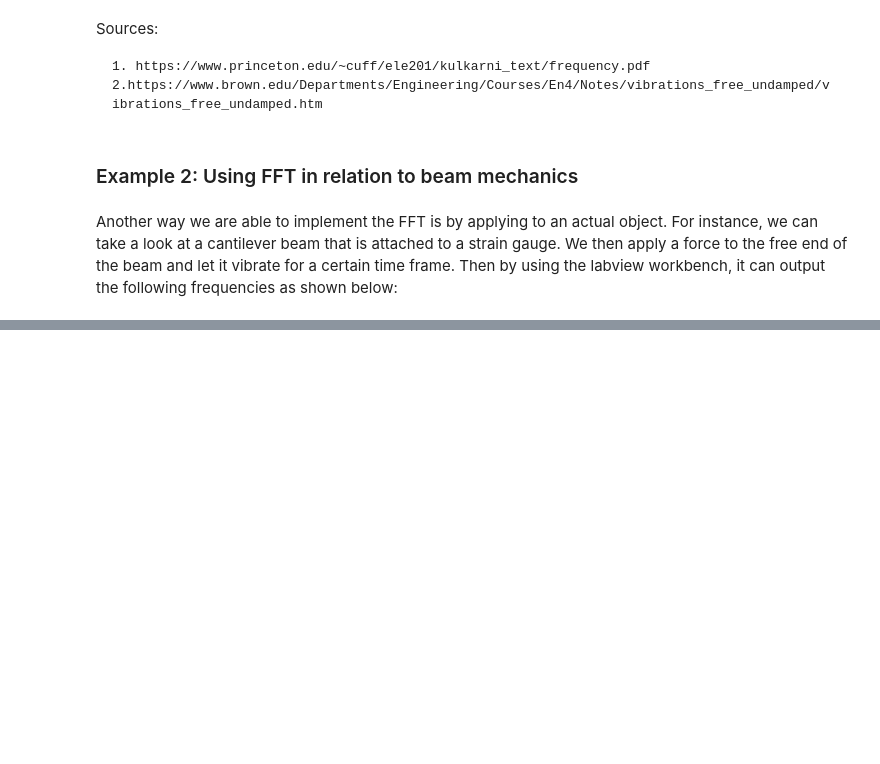
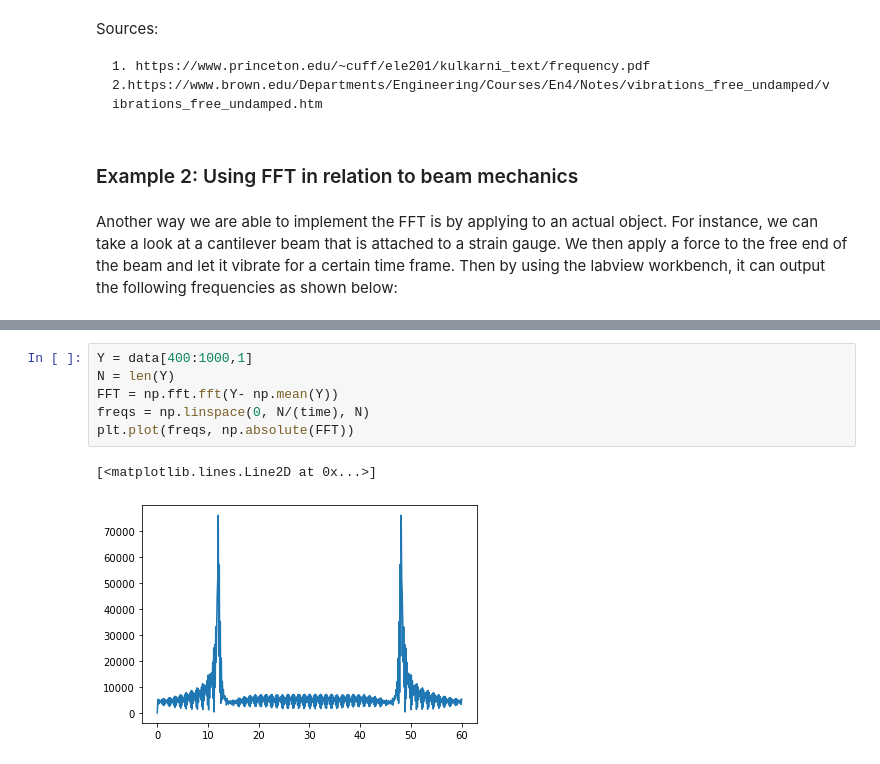
Before and after one commit to cooperrc/uconn_numpy_tutorials, a Jupyter notebook: notebooks/abbash_notebook.ipynb, the cells around one changed output, grey strips where cells are left out. Saved outputs shown, nothing was run; the diff lists cells and outputs as text; blank space fills up the shorter version.

```diff
--- a/notebooks/abbash_notebook.ipynb
+++ b/notebooks/abbash_notebook.ipynb
@@ -112,0 +134,9 @@ Another way we are able to implement the FFT is by applying to an actual object.
+# %%
+Y = data[400:1000,1]
+N = len(Y)
+FFT = np.fft.fft(Y- np.mean(Y))
+freqs = np.linspace(0, N/(time), N)
+plt.plot(freqs, np.absolute(FFT))
+# %% [output]
+[<matplotlib.lines.Line2D at 0x...>]
+[figure, added]
```
Also changed, not shown: parts of 5 cells of this notebook, 6 other files.
